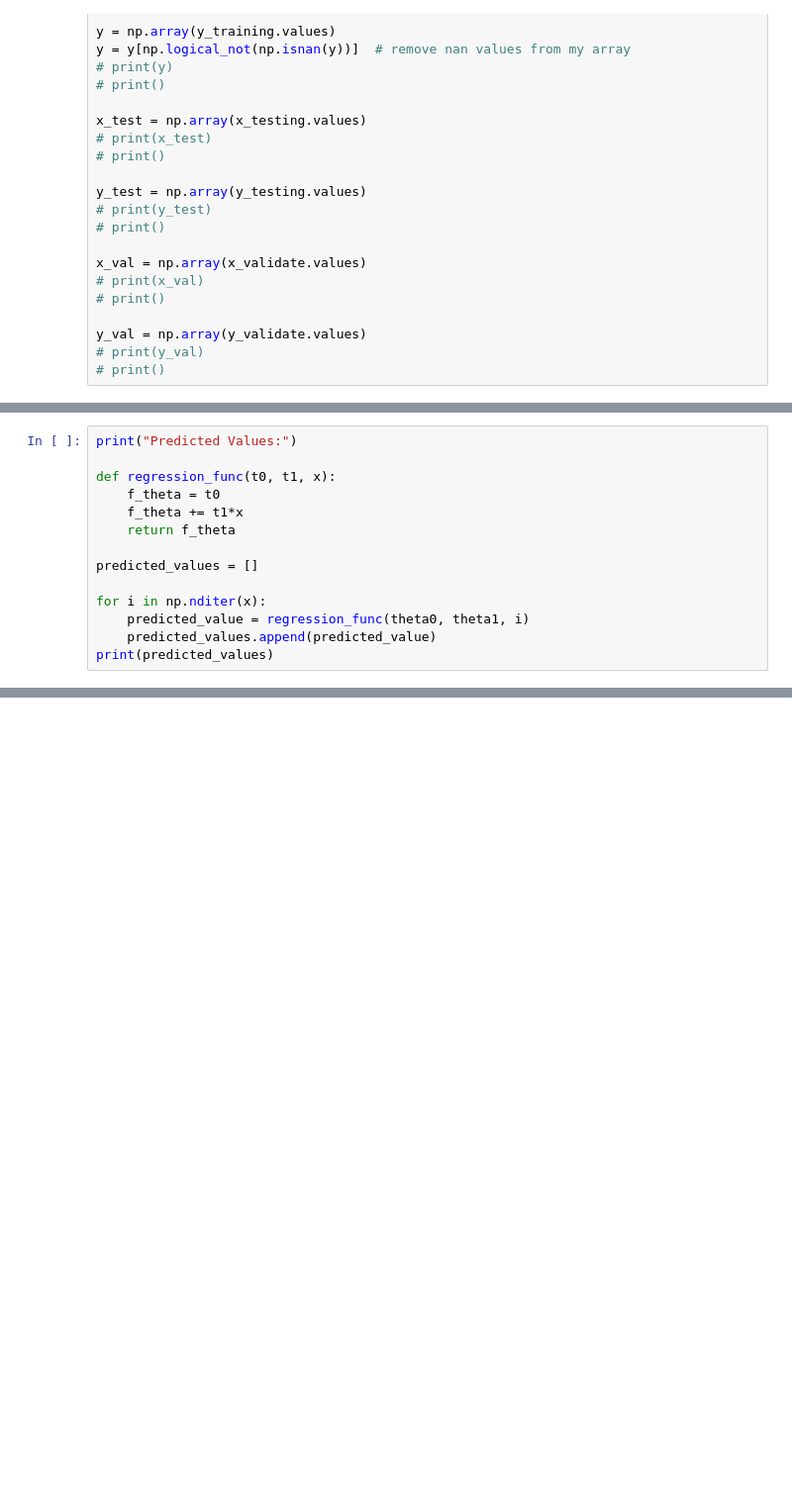
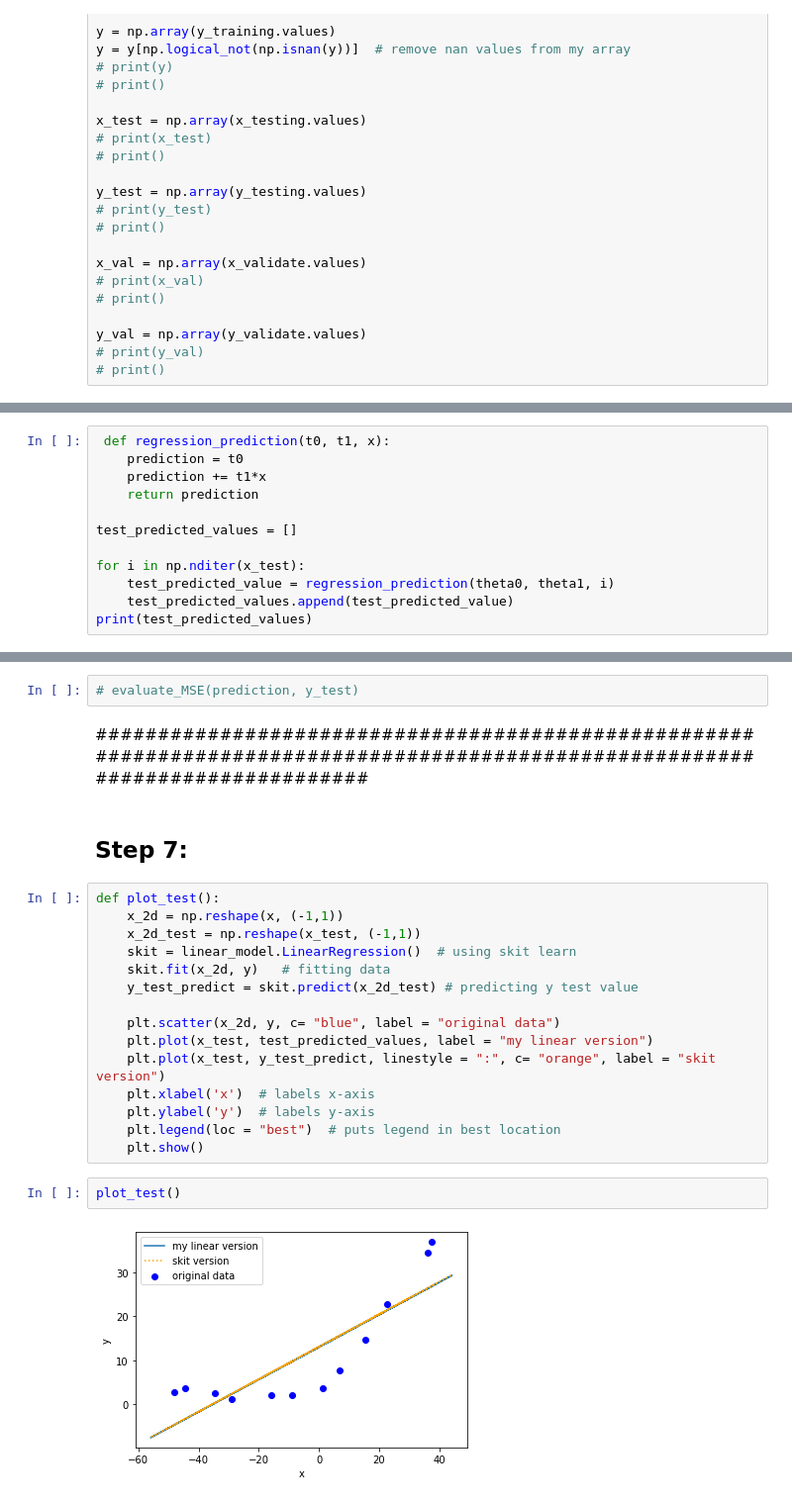
Before and after one commit to bethanie13/Machine-Learning-Linear-Regression, a Jupyter notebook: Lab2_Williams.ipynb, the cells around one changed output, grey strips where cells are left out. Shown at 99% size. Saved outputs shown, nothing was run; the diff lists cells and outputs as text; blank space fills up the shorter version.

Commit message:
Working on learning curve and polynomial regression

```diff
--- a/Lab2_Williams.ipynb
+++ b/Lab2_Williams.ipynb
@@ -253,14 +110,0 @@ print (results)
-# %%
-print("Predicted Values:")
-
-def regression_func(t0, t1, x):
-    f_theta = t0
-    f_theta += t1*x
-    return f_theta
-
-predicted_values = []
-
-for i in np.nditer(x):
-    predicted_value = regression_func(theta0, theta1, i)
-    predicted_values.append(predicted_value)
-print(predicted_values)
@@ -279,0 +257,12 @@ MSE: 22.376039828024417
+# %%
+ def regression_prediction(t0, t1, x):
+    prediction = t0
+    prediction += t1*x
+    return prediction
+
+test_predicted_values = []
+
+for i in np.nditer(x_test):
+    test_predicted_value = regression_prediction(theta0, theta1, i)
+    test_predicted_values.append(test_predicted_value)
+print(test_predicted_values)
@@ -279,0 +288,25 @@ MSE: 22.376039828024417
+# %%
+# evaluate_MSE(prediction, y_test)
+# %% [markdown]
+################################################################################################################################
+# %% [markdown]
+## Step 7:
+# %%
+def plot_test():
+    x_2d = np.reshape(x, (-1,1))
+    x_2d_test = np.reshape(x_test, (-1,1))
+    skit = linear_model.LinearRegression()  # using skit learn
+    skit.fit(x_2d, y)   # fitting data
+    y_test_predict = skit.predict(x_2d_test) # predicting y test value
+
+    plt.scatter(x_2d, y, c= "blue", label = "original data")
+    plt.plot(x_test, test_predicted_values, label = "my linear version")
+    plt.plot(x_test, y_test_predict, linestyle = ":", c= "orange", label = "skit version")
+    plt.xlabel('x')  # labels x-axis
+    plt.ylabel('y')  # labels y-axis
+    plt.legend(loc = "best")  # puts legend in best location
+    plt.show()
+# %%
+plot_test()
+# %% [output]
+[figure, added]
```
Also changed, not shown: parts of 52 cells of this notebook.
